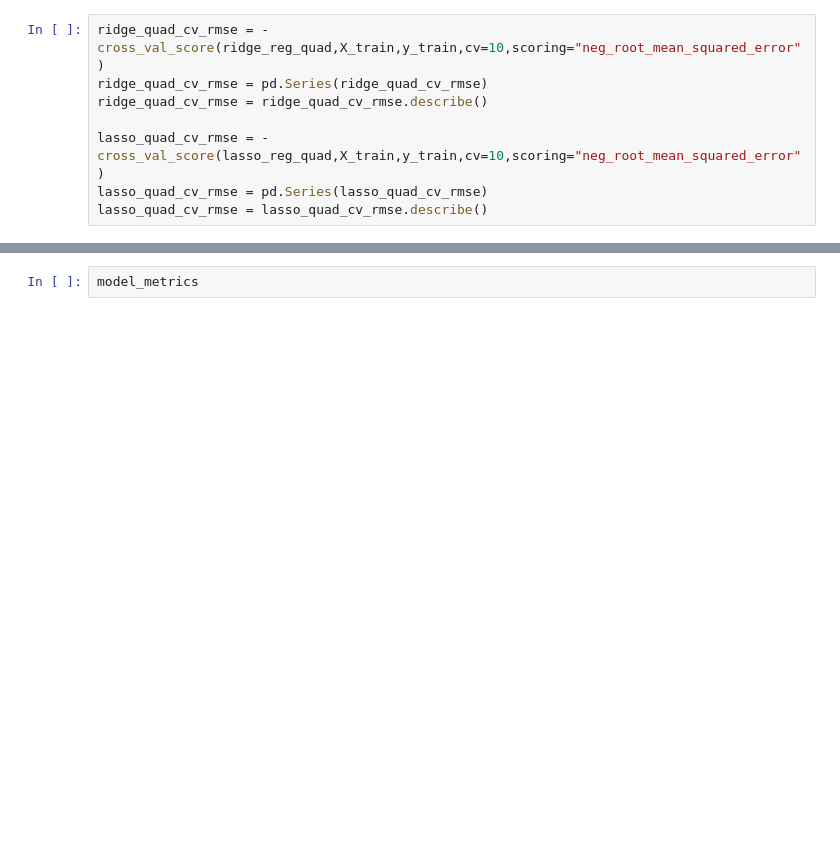
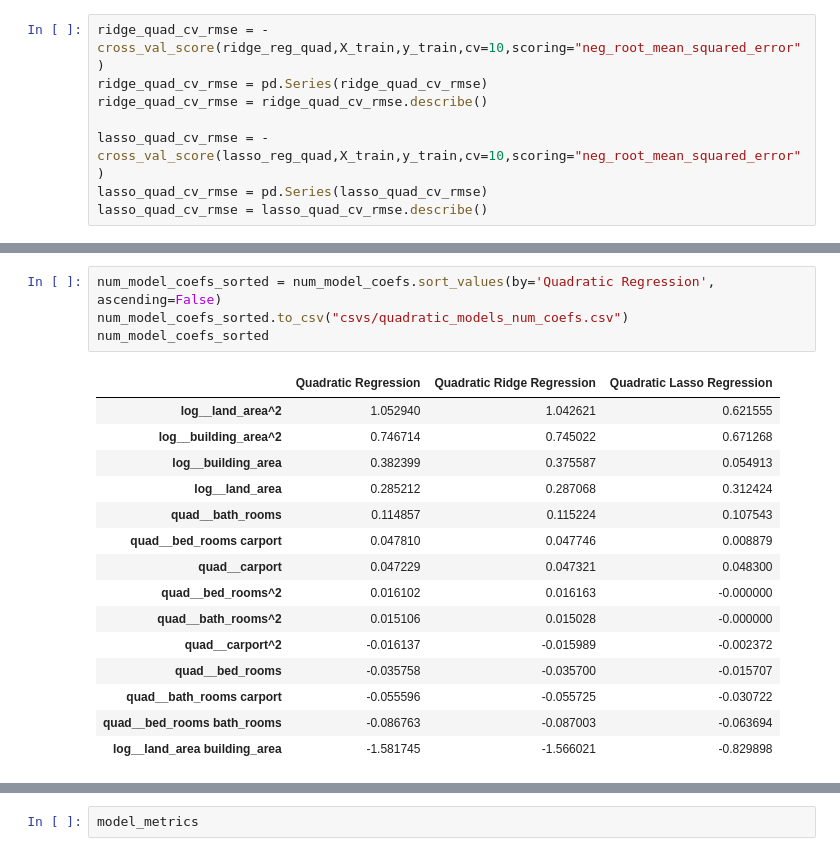
Before and after one commit to WinarOwen/Jakarta-House-Price-Prediction, a Jupyter notebook: mlstuff.ipynb, the cells around one changed output, grey strips where cells are left out. Cells and saved outputs as stored; diff of their text form; blank space fills up the shorter version.

```diff
--- a/mlstuff.ipynb
+++ b/mlstuff.ipynb
@@ -931,0 +986,20 @@ Lasso alpha: 0.0008333223006771666
+# %%
+num_model_coefs_sorted = num_model_coefs.sort_values(by='Quadratic Regression', ascending=False)
+num_model_coefs_sorted.to_csv("csvs/quadratic_models_num_coefs.csv")
+num_model_coefs_sorted
+# %% [output]
+|  | Quadratic Regression | Quadratic Ridge Regression | Quadratic Lasso Regression |
+| log__land_area^2 | 1.052940 | 1.042621 | 0.621555 |
+| log__building_area^2 | 0.746714 | 0.745022 | 0.671268 |
+| log__building_area | 0.382399 | 0.375587 | 0.054913 |
+| log__land_area | 0.285212 | 0.287068 | 0.312424 |
+| quad__bath_rooms | 0.114857 | 0.115224 | 0.107543 |
+| quad__bed_rooms carport | 0.047810 | 0.047746 | 0.008879 |
+| quad__carport | 0.047229 | 0.047321 | 0.048300 |
+| quad__bed_rooms^2 | 0.016102 | 0.016163 | -0.000000 |
+| quad__bath_rooms^2 | 0.015106 | 0.015028 | -0.000000 |
+| quad__carport^2 | -0.016137 | -0.015989 | -0.002372 |
+| quad__bed_rooms | -0.035758 | -0.035700 | -0.015707 |
+| quad__bath_rooms carport | -0.055596 | -0.055725 | -0.030722 |
+| quad__bed_rooms bath_rooms | -0.086763 | -0.087003 | -0.063694 |
+| log__land_area building_area | -1.581745 | -1.566021 | -0.829898 |
```
Also changed, not shown: parts of 24 cells of this notebook, 15 other files.
